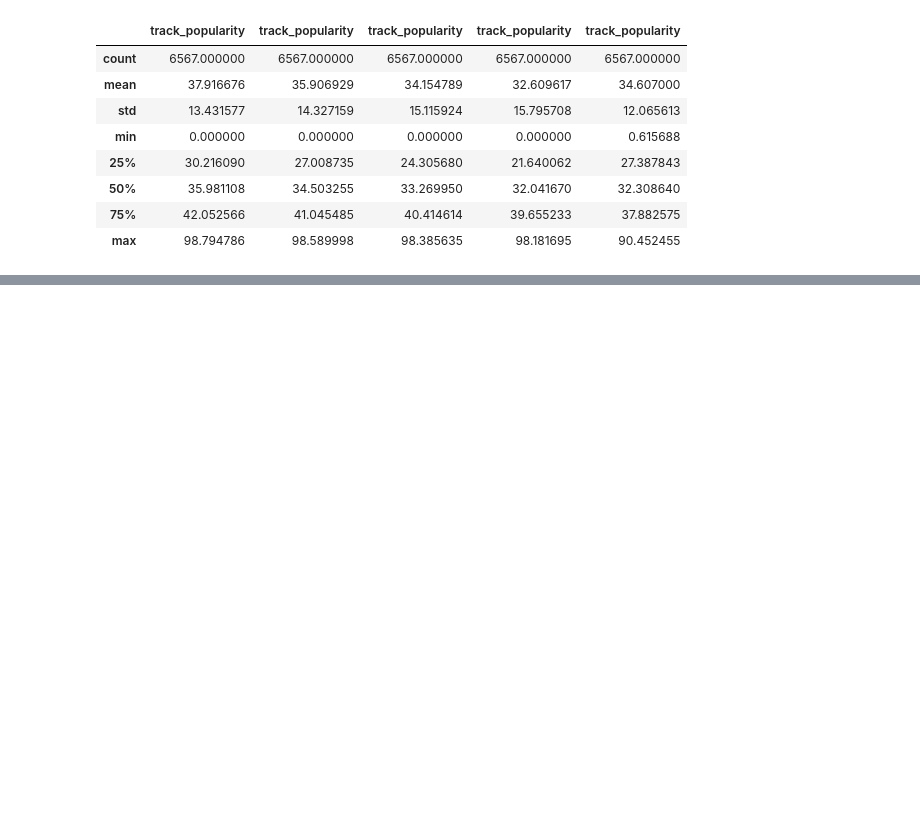
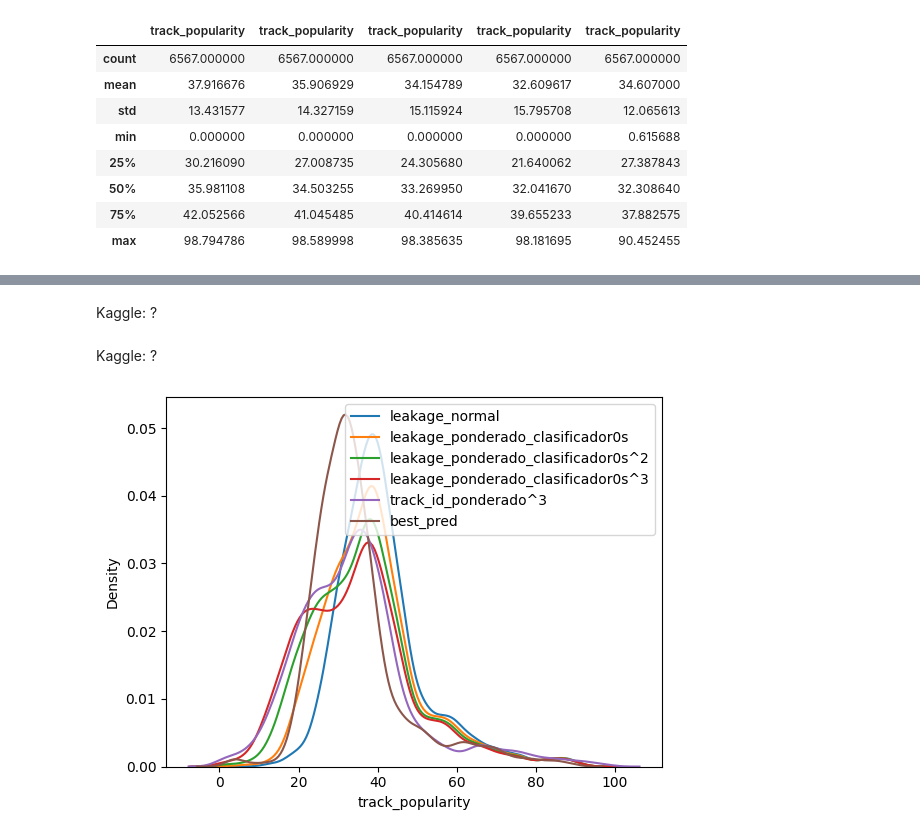
Before and after one commit to ichiP245/TP_Kaggle_Predictivo, a Jupyter notebook: Notebooks/MejoresModelos.ipynb, the cells around one changed output, grey strips where cells are left out. Cells and saved outputs as stored; diff of their text form; code cells hidden in the pictures; blank space fills up the shorter version.

```diff
--- a/Notebooks/MejoresModelos.ipynb
+++ b/Notebooks/MejoresModelos.ipynb
@@ -964,0 +927,2 @@ PROBAR LO MISMO CON DATA_LEAKAGE Y COMBINACION DE PONDERADOS DE AMBOS
+# %%
+new_best_pred = pd.read_csv('https://raw.githubusercontent.com/ichiP245/TP_Kaggle_Predictivo/refs/heads/main/Submissions/catboost_track_id_ponderado%5E3_clasificador0s.csv')
@@ -964,0 +931,9 @@ PROBAR LO MISMO CON DATA_LEAKAGE Y COMBINACION DE PONDERADOS DE AMBOS
+# %%
+# Prediccion submision_leakage ponderada por prediccion del clasificador de 0s
+
+df_ponderado_DL = pd.DataFrame(
+    {'ID': df_val['Unnamed: 0'], # cambie df_val_inicial por df_val
+        'track_popularity': submision_leakage['track_popularity']*prediccion[:,0]
+    }
+)
+# df_ponderado_DL.to_csv('catboost_track_id_ponderado_clasificador0s.csv', index=False)
@@ -964,0 +942,9 @@ PROBAR LO MISMO CON DATA_LEAKAGE Y COMBINACION DE PONDERADOS DE AMBOS
+# %%
+# Prediccion submision_leakage ponderada por prediccion del clasificador de 0s
+
+df_ponderado_2_DL = pd.DataFrame(
+    {'ID': df_val['Unnamed: 0'], # cambie df_val_inicial por df_val
+        'track_popularity': submision_leakage['track_popularity']*prediccion[:,0]**2
+    }
+)
+# df_ponderado_2_DL.to_csv('catboost_track_id_ponderado^2_clasificador0s.csv', index=False)
@@ -964,0 +953,11 @@ PROBAR LO MISMO CON DATA_LEAKAGE Y COMBINACION DE PONDERADOS DE AMBOS
+# %%
+# Prediccion submision_leakage ponderada por prediccion del clasificador de 0s
+
+df_ponderado_3_DL = pd.DataFrame(
+    {'ID': df_val['Unnamed: 0'], # cambie df_val_inicial por df_val
+        'track_popularity': submision_leakage['track_popularity']*prediccion[:,0]**3
+    }
+)
+# df_ponderado_3_DL.to_csv('catboost_leakage_ponderado^3_clasificador0s.csv', index=False)
+# %% [markdown]
+Kaggle: ?
@@ -964,0 +973,2 @@ PROBAR LO MISMO CON DATA_LEAKAGE Y COMBINACION DE PONDERADOS DE AMBOS
+# %% [markdown]
+Kaggle: ?
@@ -964,0 +984,11 @@ PROBAR LO MISMO CON DATA_LEAKAGE Y COMBINACION DE PONDERADOS DE AMBOS
+# %%
+sns.kdeplot(submision_leakage['track_popularity'], label='leakage_normal')
+sns.kdeplot(df_ponderado_DL['track_popularity'], label='leakage_ponderado_clasificador0s')
+sns.kdeplot(df_ponderado_2_DL['track_popularity'], label='leakage_ponderado_clasificador0s^2')
+sns.kdeplot(df_ponderado_3_DL['track_popularity'], label='leakage_ponderado_clasificador0s^3')
+sns.kdeplot(new_best_pred['track_popularity'], label='track_id_ponderado^3')
+sns.kdeplot(best_pred_2575['track_popularity'], label='best_pred')
+plt.legend(loc='upper right')
+plt.show()
+# %% [output]
+[figure, added]
```
Also changed, not shown: parts of 25 cells of this notebook.
